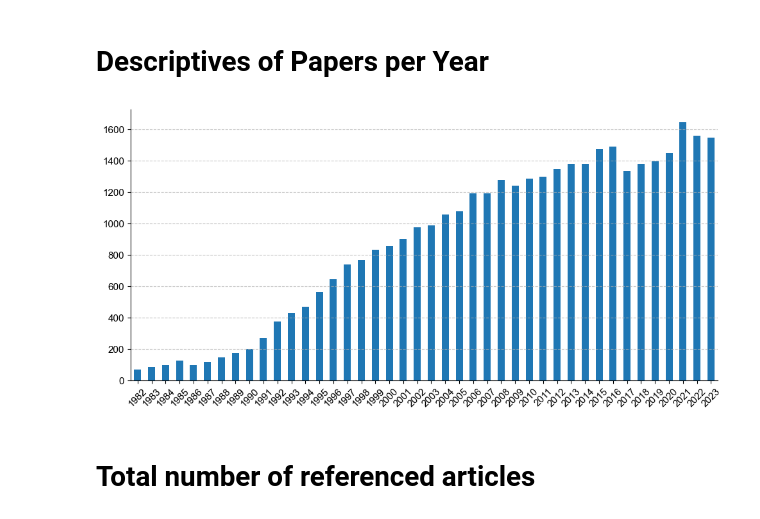
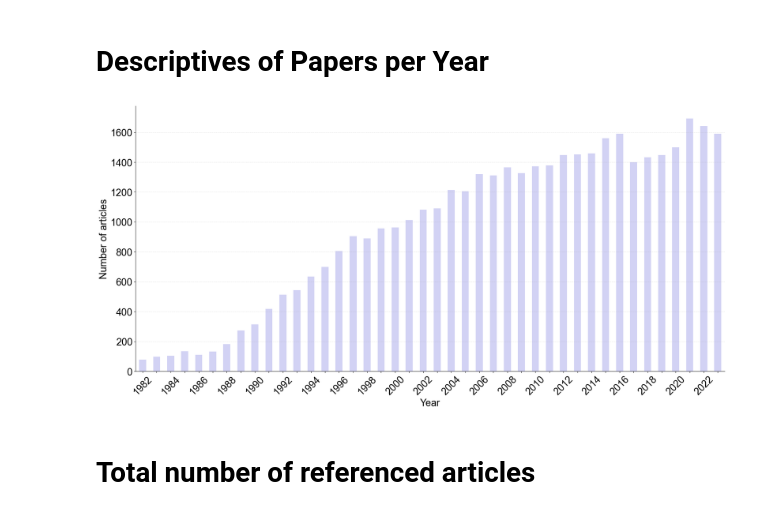
Before and after one commit to jarolim14/SSRI-Evolution, a Jupyter notebook: notebooks/06-DescriptiveStatistics.ipynb, the cells around one changed output. Saved outputs shown, nothing was run; the diff lists cells and outputs as text; code cells hidden in the pictures.

```diff
--- a/notebooks/06-DescriptiveStatistics.ipynb
+++ b/notebooks/06-DescriptiveStatistics.ipynb
@@ -16,24 +16,39 @@ df = pd.read_pickle(p)
 # %% [markdown]
 # Descriptives of Papers per Year
 # %%
-# use aria, font size 11
-plt.rcParams.update({"font.size": 11})
+import matplotlib.pyplot as plt
+import seaborn as sns
+import matplotlib.ticker as ticker
+
+# Set font size and family
+plt.rcParams.update({"font.size": 22})
 plt.rcParams.update({"font.family": "Arial"})
 
+# Plot the average number of references in a year
+plt.figure(figsize=(20, 10))
+df["year"] = df["year"].astype(int)
+ax = (
+    df["year"]
+    .value_counts()
+    .sort_index()
+    .plot(kind="bar", figsize=(20, 10), color="#D2D2F4")
+)
+# Show every other x tick
+for label in ax.get_xticklabels()[1::2]:
+    label.set_visible(False)  # Set every other tick label invisible
 
-# Plot the average number of references in a year
-plt.figure(figsize=(10, 5))
-df["year"] = df["year"].astype(int)
-df["year"].value_counts().sort_index().plot(kind="bar", figsize=(10, 5))
+# Set labels
+plt.xlabel("Year")
+plt.ylabel("Number of articles")
+
 plt.xticks(rotation=45)
-# plt.title("Average Number of References in a Year")
-plt.grid(axis="y", linestyle="--", alpha=0.7)
+plt.grid(axis="y", linestyle="--", alpha=0.3)
 sns.despine(top=True, right=True)
 plt.tight_layout()
 plt.savefig("../output/figures/articles_per_year.png", dpi=300)
 plt.show()
 # %% [output]
-[figure, old version]
+[figure, new version]
 # %% [markdown]
 # Total number of referenced articles
 # %%
```
Also changed, not shown: parts of 5 cells of this notebook, 14 other files.
